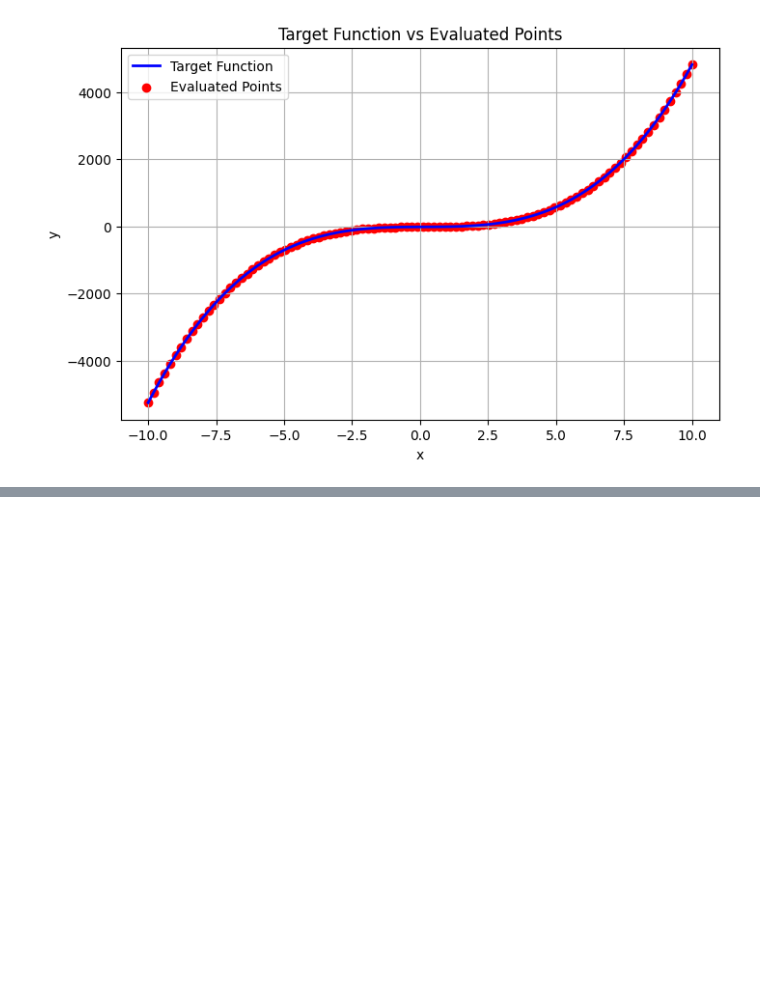
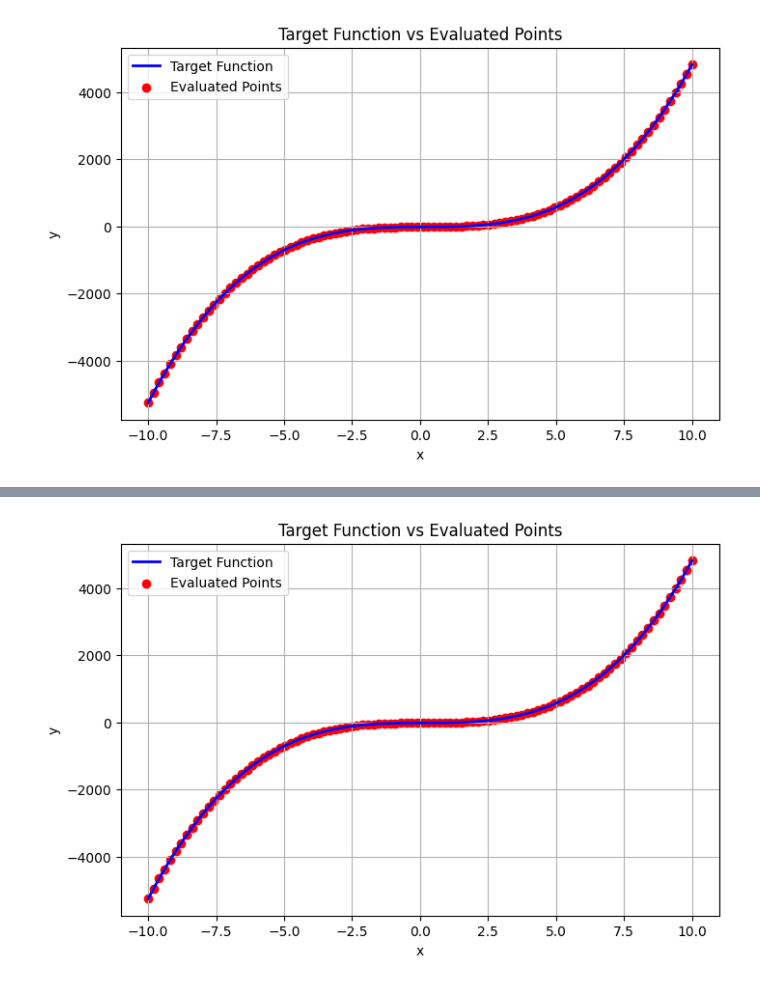
Before and after one commit to malekkonrad/genetic_programming, a Jupyter notebook: GP.ipynb, the cells around one changed output, grey strips where cells are left out. Saved outputs shown, nothing was run; the diff lists cells and outputs as text; code cells hidden in the pictures; blank space fills up the shorter version.

```diff
--- a/GP.ipynb
+++ b/GP.ipynb
@@ -145,0 +179,6 @@ generate_data()
+# %%
+gp = tiny_gp.from_json("test.json")
+# %%
+gp.plot()
+# %% [output]
+[figure, added]
```
Also changed, not shown: parts of 8 cells of this notebook, 28 other files.
